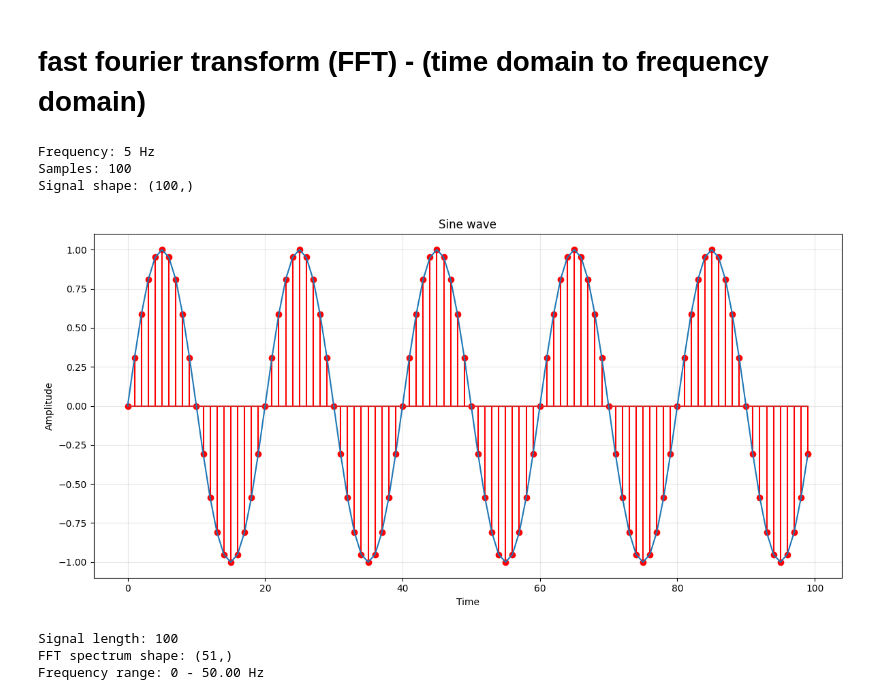
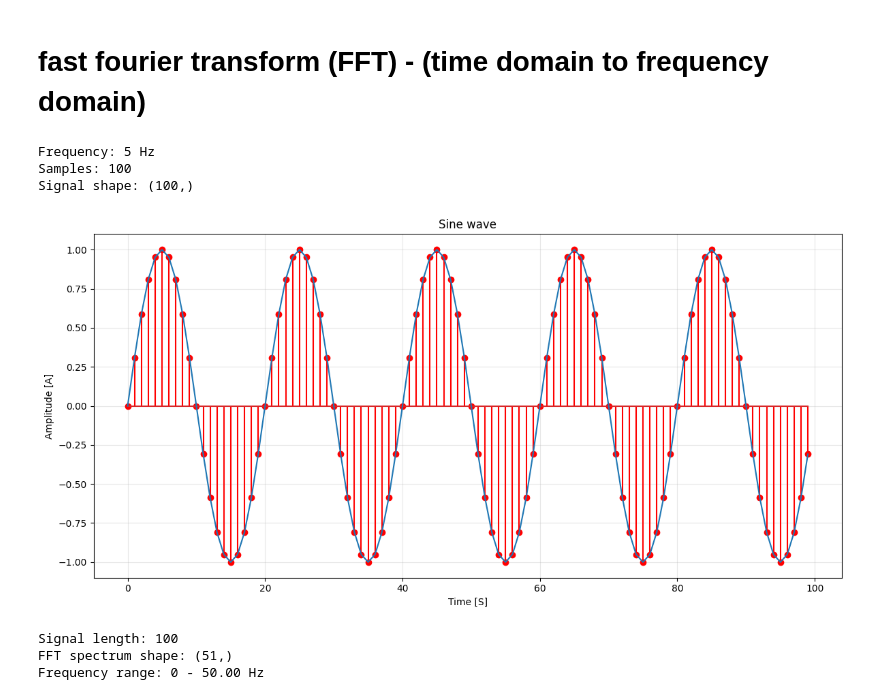
Before and after one commit to WuChenDi/Audio-Processing, a Jupyter notebook: v2.ipynb, the cells around one changed output. Drawn from its saved outputs; the diff is of its cells as text; code cells hidden in the pictures.

```diff
--- a/v2.ipynb
+++ b/v2.ipynb
@@ -226,8 +226,8 @@ def plot_audio_waveform(audio_data: np.ndarray, sample_rate: int, normalize: boo
     plt.figure(figsize=figsize)
     plt.plot(timeline, samples, linewidth=0.5)
     plt.title(title)
-    plt.xlabel("Time [s]")
-    plt.ylabel("Amplitude")
+    plt.xlabel("Time [S]")
+    plt.ylabel("Amplitude [A]")
     plt.grid(True, alpha=0.3)
     plt.tight_layout()
     plt.show()
@@ -448,36 +466,36 @@ def generate_sine_wave(frequency: float = 5, samples: int = 100,
     Tuple[np.ndarray, np.ndarray]
         (time array, sine wave amplitude array)
     """
     # Basic sine wave generation
     x = np.arange(samples)
     y = np.sin(2*np.pi*frequency*(x/samples))
 
     # Print wave information
     print(f"Frequency: {frequency} Hz")
     print(f"Samples: {samples}")
     print(f"Signal shape: {y.shape}")
 
     # Plotting sine wave
     if plot:
         plt.figure(figsize=figsize)
         if show_stem:
             plt.stem(x, y, 'r')
         plt.plot(x, y)
-        plt.xlabel("Time")
-        plt.ylabel("Amplitude")
+        plt.xlabel("Time [S]")
+        plt.ylabel("Amplitude [A]")
         plt.title(title)
         plt.grid(True, alpha=0.3)
         plt.tight_layout()
         plt.show()
 
     return x, y
 
 x, y = generate_sine_wave()
 # %% [output]
 Frequency: 5 Hz
 Samples: 100
 Signal shape: (100,)
-[figure, old version]
+[figure, new version]
 # %%
 def plot_fft(signal: np.ndarray, sample_rate: int,
              title: str = "FFT plot", plot: bool = True,
```
Also changed, not shown: parts of 9 cells of this notebook.
